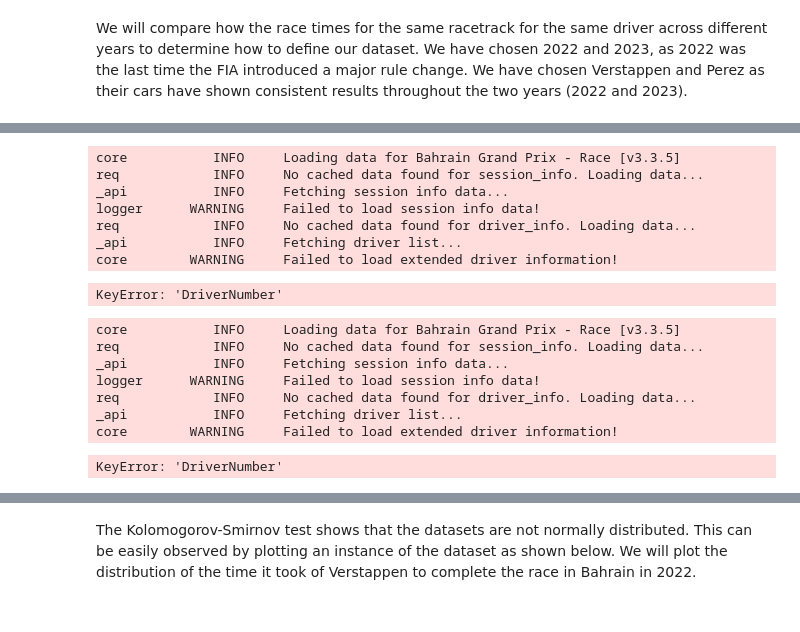
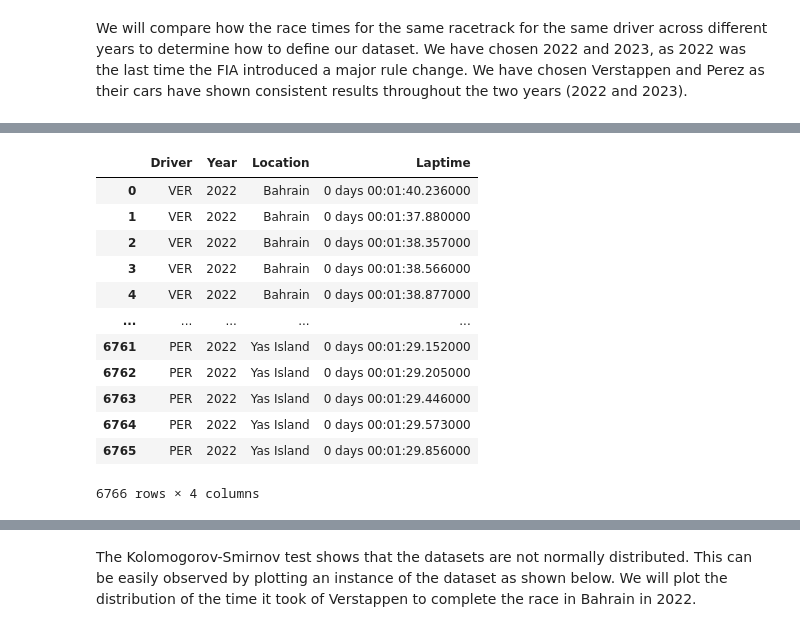
Before and after one commit to junghoon-1999/Formula1-Strategy, a Jupyter notebook: data-analysis.ipynb, the cells around one changed output, grey strips where cells are left out. Cells and saved outputs as stored; diff of their text form; code cells hidden in the pictures.

Commit message:
Clean and edit data-analysis Clean and edit the data analysis file with normality tests

```diff
--- a/data-analysis.ipynb
+++ b/data-analysis.ipynb
@@ -44,42 +11,3 @@ ModuleNotFoundError: No module named 'beautifulsoup4'
 # %% [markdown]
 We will compare how the race times for the same racetrack for the same driver across different years to determine how to define our dataset. We have chosen 2022 and 2023, as 2022 was the last time the FIA introduced a major rule change.
 We have chosen Verstappen and Perez as their cars have shown consistent results throughout the two years (2022 and 2023).
-# %%
-def process_event(event, drivers):
-    session = f1.get_session(event.year, event.EventName, 'R')
-    session.load(laps=True, telemetry=False, weather=False, messages=False)
-
-    results = []
-    for driver in drivers:
-        driver_laps = session.laps.pick_driver(driver).reset_index()
-        valid_laps = driver_laps[
-            (~driver_laps['LapTime'].isna()) &
-            (driver_laps[['PitOutTime', 'PitInTime']].isna().all(axis=1))
-        ]
-
-        results.extend({
-            'Driver': driver,
-            'Year': event.year,
-            'Location': event.Country,
-            'Laptime': lap_time
-        } for lap_time in valid_laps['LapTime'])
-
-    return results
-
-def main():
-    f1.Cache.enable_cache('path/to/cache')  # Enable caching
-
-    drivers = ['VER', 'PER']
-    events = f1.get_event_schedule(2022)
-    race_events = events[events['Session5'] == 'Race']
-
-    all_results = []
-    for _, event in race_events.iterrows():
-        all_results.extend(process_event(event, drivers))
-
-    race_hist = pd.DataFrame(all_results)
-    return race_hist
-
-if __name__ == '__main__':
-    race_hist = main()
-    print(race_hist)
@@ -259,25 +14,16 @@ ValueError: Failed to load any schedule data.
-# %%
-session.load()
-# %% [output]
-core           INFO     Loading data for Bahrain Grand Prix - Race [v3.3.5]
-req            INFO     No cached data found for session_info. Loading data...
-_api           INFO     Fetching session info data...
-logger      WARNING     Failed to load session info data!
-req            INFO     No cached data found for driver_info. Loading data...
-_api           INFO     Fetching driver list...
-core        WARNING     Failed to load extended driver information!
-KeyError: 'DriverNumber'
-# %%
-sesh = Events[Events['Session5'] == 'Race'].reset_index()
-for i in range(len(sesh)):
-    session = f1.core.Session(sesh.loc[i], session_name = 'Race', f1_api_support = True)
-    session.load(laps = True)
-# %% [output]
-core           INFO     Loading data for Bahrain Grand Prix - Race [v3.3.5]
-req            INFO     No cached data found for session_info. Loading data...
-_api           INFO     Fetching session info data...
-logger      WARNING     Failed to load session info data!
-req            INFO     No cached data found for driver_info. Loading data...
-_api           INFO     Fetching driver list...
-core        WARNING     Failed to load extended driver information!
-KeyError: 'DriverNumber'
+# %%
+race_hist
+# %% [output]
+|  | Driver | Year | Location | Laptime |
+| 0 | VER | 2022 | Bahrain | 0 days 00:01:40.236000 |
+| 1 | VER | 2022 | Bahrain | 0 days 00:01:37.880000 |
+| 2 | VER | 2022 | Bahrain | 0 days 00:01:38.357000 |
+| 3 | VER | 2022 | Bahrain | 0 days 00:01:38.566000 |
+| 4 | VER | 2022 | Bahrain | 0 days 00:01:38.877000 |
+| ... | ... | ... | ... | ... |
+| 6761 | PER | 2022 | Yas Island | 0 days 00:01:29.152000 |
+| 6762 | PER | 2022 | Yas Island | 0 days 00:01:29.205000 |
+| 6763 | PER | 2022 | Yas Island | 0 days 00:01:29.446000 |
+| 6764 | PER | 2022 | Yas Island | 0 days 00:01:29.573000 |
+| 6765 | PER | 2022 | Yas Island | 0 days 00:01:29.856000 |
+6766 rows × 4 columns
```
Also changed, not shown: parts of 36 cells of this notebook.
